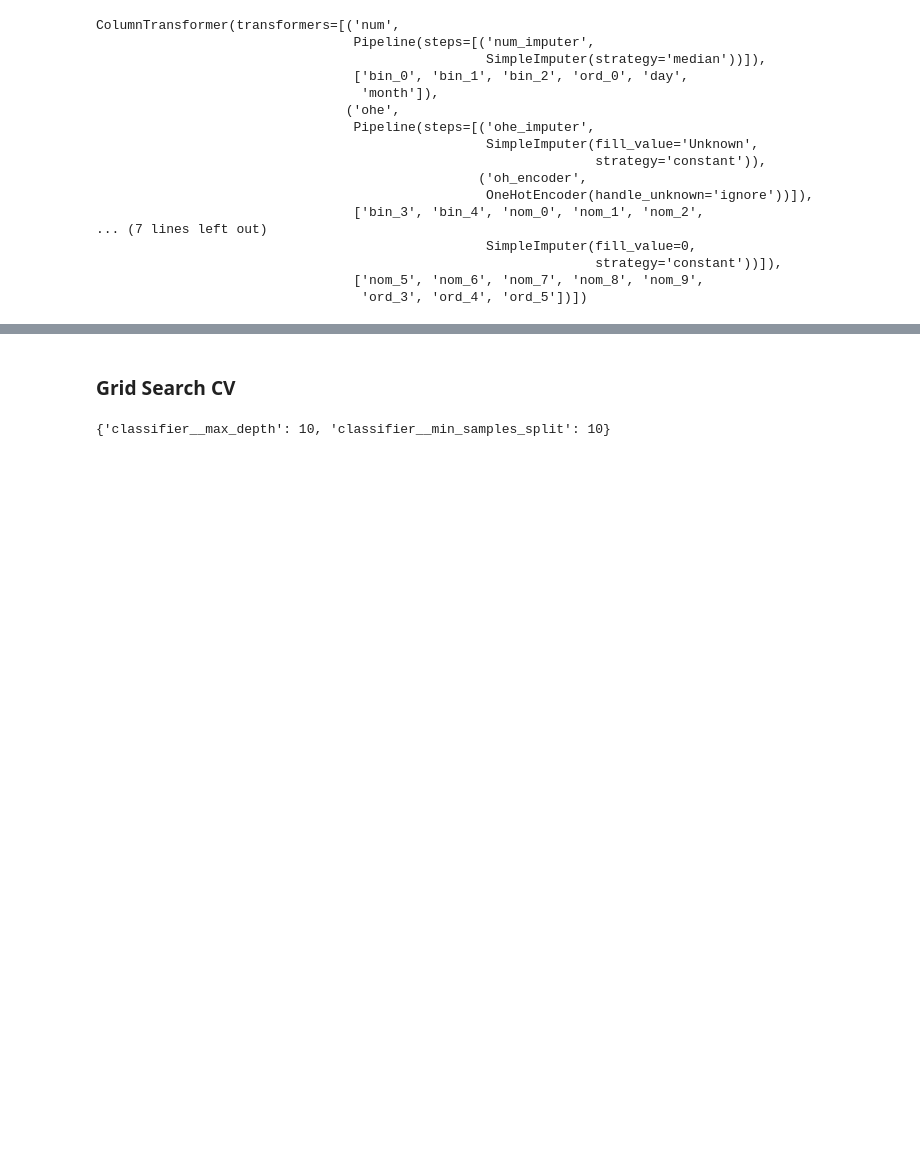
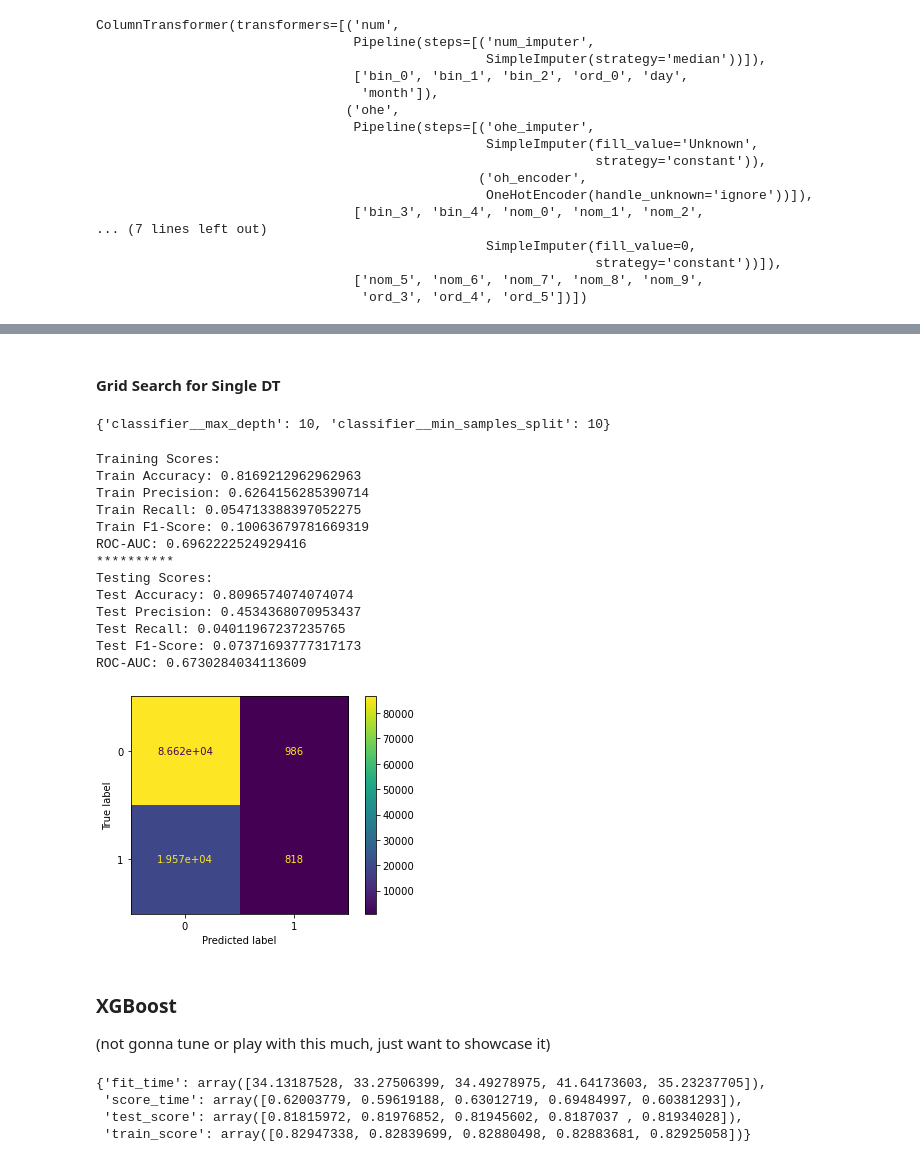
Before and after one commit to lindseyberlin/Cat-in-the-Dat-Project, a Jupyter notebook: notebooks/Lindsey/EDA-Initial-Models.ipynb, the cells around one changed output, grey strips where cells are left out. Drawn from its saved outputs; the diff is of its cells as text; code cells hidden in the pictures; blank space fills up the shorter version.

```diff
--- a/notebooks/Lindsey/EDA-Initial-Models.ipynb
+++ b/notebooks/Lindsey/EDA-Initial-Models.ipynb
@@ -128,10 +218 @@ df['target'].value_counts().plot(kind='bar');
-# %%
-# Define our X and y
-
-X = df.drop(columns=['target'])
-y = df['target']
-
-# and train test split - to create our val holdout set!
-X_train, X_val, y_train, y_val = train_test_split(X, y, test_size=0.1, # saving 10%
-                                                  random_state=0)
 # %% [markdown]
@@ -166,10 +247,10 @@ num_cols = []
 ohe_cols = []
 freq_cols = []
 
-for c in X.columns:
-    if X[c].dtype in ['float64', 'int64']:
+for c in X_train.columns:
+    if X_train[c].dtype in ['float64', 'int64']:
         num_cols.append(c)
-    elif X[c].nunique() < 10:
+    elif X_train[c].nunique() < 10:
         ohe_cols.append(c)
     else:
         freq_cols.append(c)
@@ -226,5 +309,5 @@ ColumnTransformer(transformers=[('num',
 # %%
-clf = Pipeline(steps=[
+clf_dt = Pipeline(steps=[
     ('preprocessor', preprocessor),
     ('classifier', DecisionTreeClassifier())
 ])
@@ -237,16 +320,37 @@ cross_validate(clf, X_train, y_train, return_train_score=True)
  'train_score': array([1., 1., 1., 1., 1.])}
 # %% [markdown]
-### Grid Search CV
+#### Grid Search for Single DT
 # %%
 param_grid = {
     "classifier__max_depth": [1, 5, 10],
     "classifier__min_samples_split": [2, 10, 100]
 }
 # %%
-grid = GridSearchCV(clf, param_grid, scoring='f1')
+grid = GridSearchCV(clf_dt, param_grid, scoring='f1')
 # %%
 output = grid.fit(X_train, y_train)
 # %%
 output.best_params_
 # %% [output]
 {'classifier__max_depth': 10, 'classifier__min_samples_split': 10}
+# %%
+evaluate(output.best_estimator_, X_train, X_test, y_train, y_test, roc_auc='proba')
+# %% [output]
+Training Scores:
+Train Accuracy: 0.8169212962962963
+Train Precision: 0.6264156285390714
+Train Recall: 0.054713388397052275
+Train F1-Score: 0.10063679781669319
+ROC-AUC: 0.6962222524929416
+**********
+Testing Scores:
+Test Accuracy: 0.8096574074074074
+Test Precision: 0.4534368070953437
+Test Recall: 0.04011967237235765
+Test F1-Score: 0.07371693777317173
+ROC-AUC: 0.6730284034113609
+[figure, added]
+# %% [markdown]
+### XGBoost
+
+(not gonna tune or play with this much, just want to showcase it)
@@ -252,0 +362,7 @@ output.best_params_
+# %%
+cross_validate(clf_xgb, X_train, y_train, return_train_score=True)
+# %% [output]
+{'fit_time': array([34.13187528, 33.27506399, 34.49278975, 41.64173603, 35.23237705]),
+ 'score_time': array([0.62003779, 0.59619188, 0.63012719, 0.69484997, 0.60381293]),
+ 'test_score': array([0.81815972, 0.81976852, 0.81945602, 0.8187037 , 0.81934028]),
+ 'train_score': array([0.82947338, 0.82839699, 0.82880498, 0.82883681, 0.82925058])}
```
Also changed, not shown: parts of 48 cells of this notebook.
